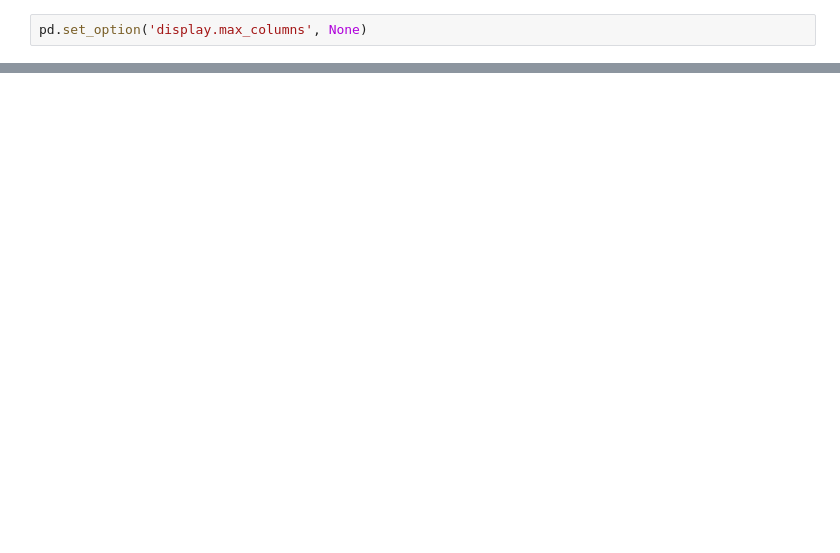
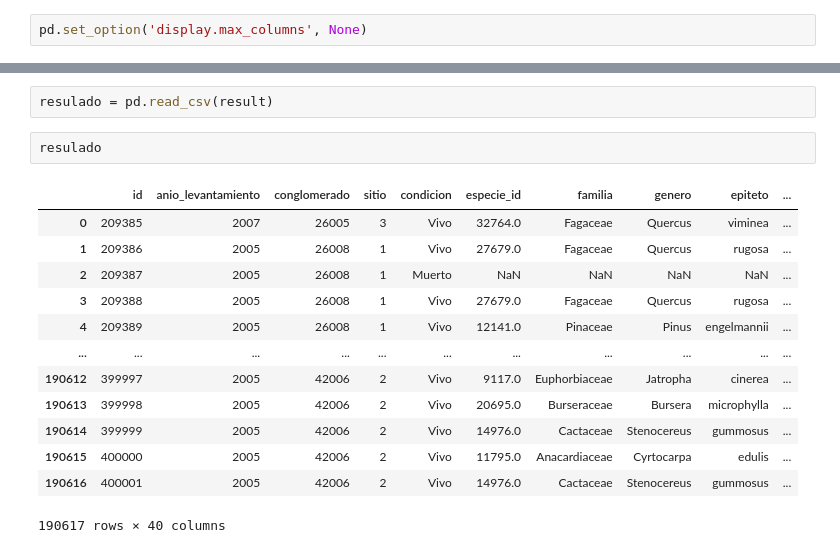
Before and after one commit to gomosak08/SEByC, a Jupyter notebook: labs/Untitled.ipynb, the cells around one changed output, grey strips where cells are left out. Saved outputs shown, nothing was run; the diff lists cells and outputs as text; blank space fills up the shorter version.

```diff
--- a/labs/Untitled.ipynb
+++ b/labs/Untitled.ipynb
@@ -238 +71,19 @@ np.False_
+# %%
+resulado = pd.read_csv(result)
+# %%
+resulado
+# %% [output]
+|  | id | anio_levantamiento | conglomerado | sitio | condicion | especie_id | familia | genero | epiteto | ... |
+| 0 | 209385 | 2007 | 26005 | 3 | Vivo | 32764.0 | Fagaceae | Quercus | viminea | ... |
+| 1 | 209386 | 2005 | 26008 | 1 | Vivo | 27679.0 | Fagaceae | Quercus | rugosa | ... |
+| 2 | 209387 | 2005 | 26008 | 1 | Muerto | NaN | NaN | NaN | NaN | ... |
+| 3 | 209388 | 2005 | 26008 | 1 | Vivo | 27679.0 | Fagaceae | Quercus | rugosa | ... |
+| 4 | 209389 | 2005 | 26008 | 1 | Vivo | 12141.0 | Pinaceae | Pinus | engelmannii | ... |
+| ... | ... | ... | ... | ... | ... | ... | ... | ... | ... | ... |
+| 190612 | 399997 | 2005 | 42006 | 2 | Vivo | 9117.0 | Euphorbiaceae | Jatropha | cinerea | ... |
+| 190613 | 399998 | 2005 | 42006 | 2 | Vivo | 20695.0 | Burseraceae | Bursera | microphylla | ... |
+| 190614 | 399999 | 2005 | 42006 | 2 | Vivo | 14976.0 | Cactaceae | Stenocereus | gummosus | ... |
+| 190615 | 400000 | 2005 | 42006 | 2 | Vivo | 11795.0 | Anacardiaceae | Cyrtocarpa | edulis | ... |
+| 190616 | 400001 | 2005 | 42006 | 2 | Vivo | 14976.0 | Cactaceae | Stenocereus | gummosus | ... |
+190617 rows × 40 columns
 # %%
```
Also changed, not shown: parts of 42 cells of this notebook, 18 other files.
